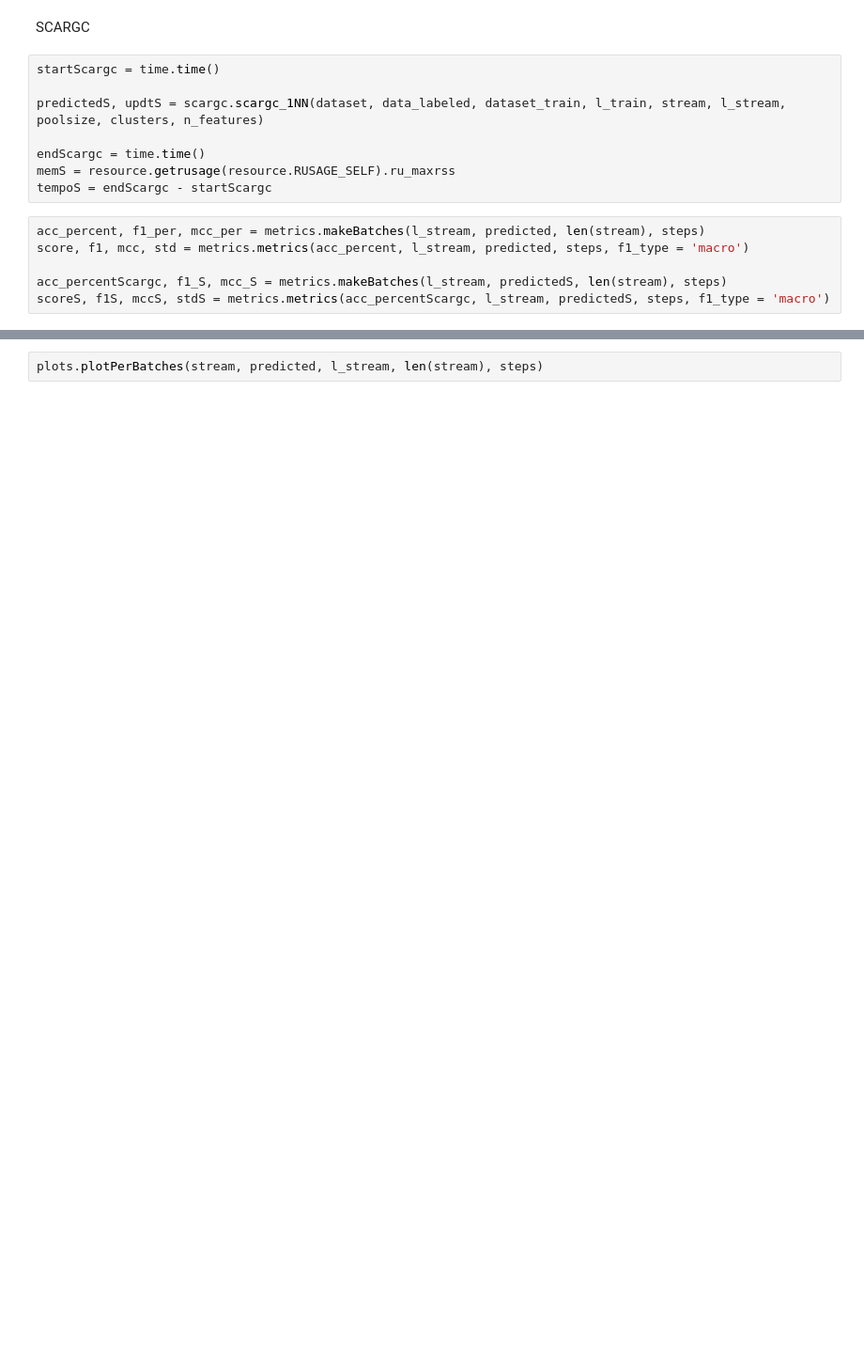
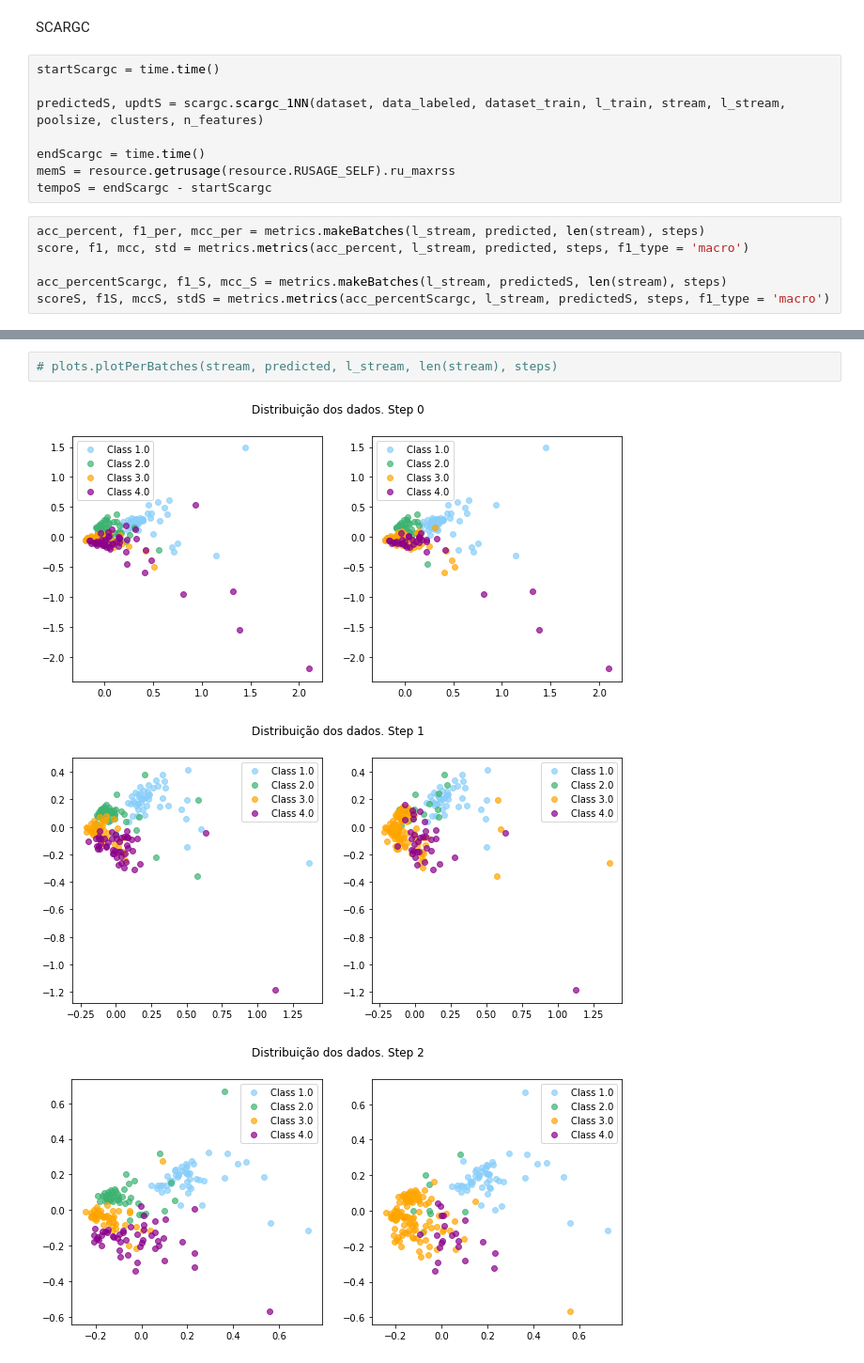
Before and after one commit to Rproc/Handshake-TCC, a Jupyter notebook: experiments/benchmark_datasets/K_Dist/keystroke_comparision.ipynb, the cells around one changed output, grey strips where cells are left out. Shown: that part at 94% size. Cells and saved outputs as stored; diff of their text form; blank space fills up the shorter version.

```diff
--- a/experiments/benchmark_datasets/K_Dist/keystroke_comparision.ipynb
+++ b/experiments/benchmark_datasets/K_Dist/keystroke_comparision.ipynb
@@ -103,2 +103,6 @@ Numero de atualizações:  5
 # %%
-plots.plotPerBatches(stream, predicted, l_stream, len(stream), steps)
+# plots.plotPerBatches(stream, predicted, l_stream, len(stream), steps)
+# %% [output]
+[figure, added]
+[figure, added]
+[figure, added]
```
Also changed, not shown: parts of 3 cells of this notebook, 2 other files.
